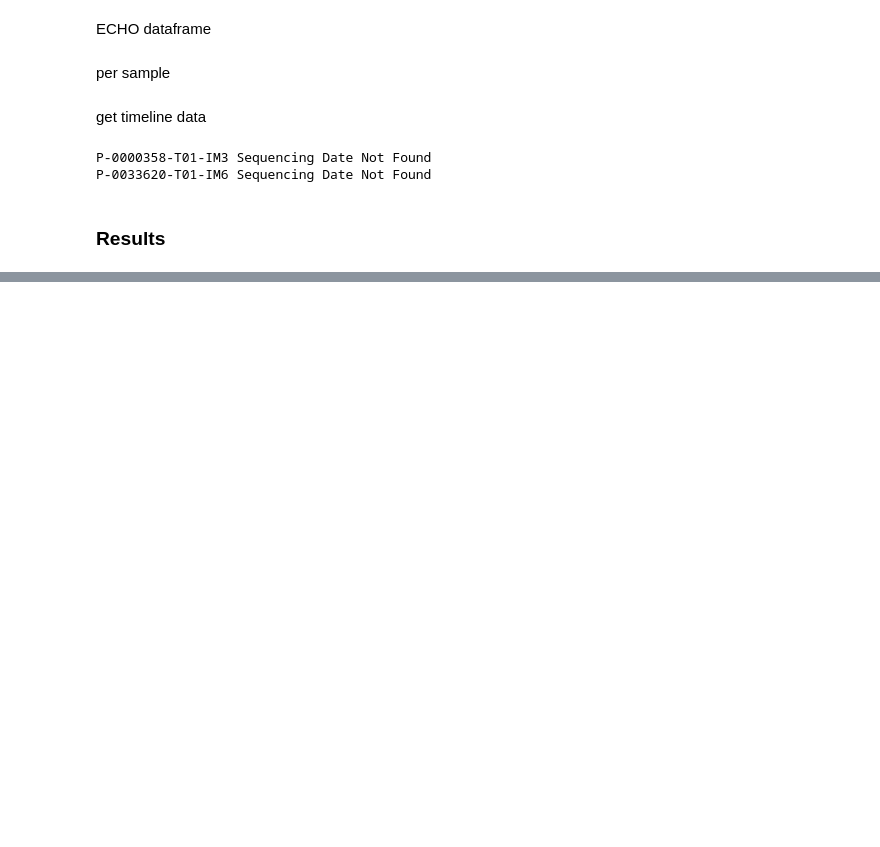
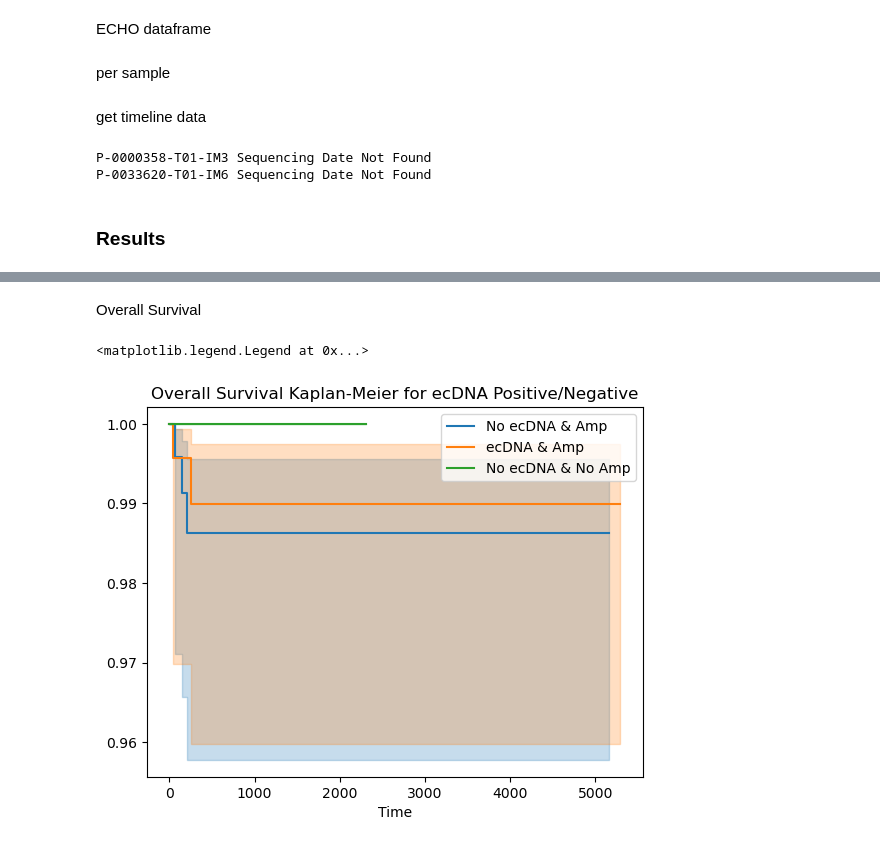
Before and after one commit to mskcc/Penguin, a Jupyter notebook: notebooks/treatment.ipynb, the cells around one changed output, grey strips where cells are left out. Saved outputs shown, nothing was run; the diff lists cells and outputs as text; code cells hidden in the pictures; blank space fills up the shorter version.

```diff
--- a/notebooks/treatment.ipynb
+++ b/notebooks/treatment.ipynb
@@ -182,5 +200,6 @@ P-0000358-T01-IM3 Sequencing Date Not Found
 P-0033620-T01-IM6 Sequencing Date Not Found
 # %%
 per_sample_for_km = per_sample.dropna(subset = ["pfs"])
+per_sample_for_os_km = per_sample.dropna(subset = ['os'])
 # %% [markdown]
 ### Results
@@ -253,0 +275,24 @@ P-values for KM Curves
+# %% [markdown]
+Overall Survival
+# %%
+import warnings
+from lifelines import KaplanMeierFitter
+from lifelines.statistics import logrank_test
+
+# Ignore all warnings
+warnings.filterwarnings('ignore')
+
+kmf = KaplanMeierFitter()
+for status in per_sample_for_os_km['combined'].unique():
+    subset = per_sample_for_os_km[per_sample_for_os_km['combined'] == status]
+    kmf.fit(subset['os'], event_observed=(subset['deceased'] == True))
+    # labels
+    kmf.plot(show_censors=False, ci_show=True, label=f'{status}')
+
+# # Add labels and legend
+plt.title('Overall Survival Kaplan-Meier for ecDNA Positive/Negative')
+plt.xlabel("Time")
+plt.legend()
+# %% [output]
+<matplotlib.legend.Legend at 0x...>
+[figure, added]
```
Also changed, not shown: parts of 17 cells of this notebook, 1 other file.
